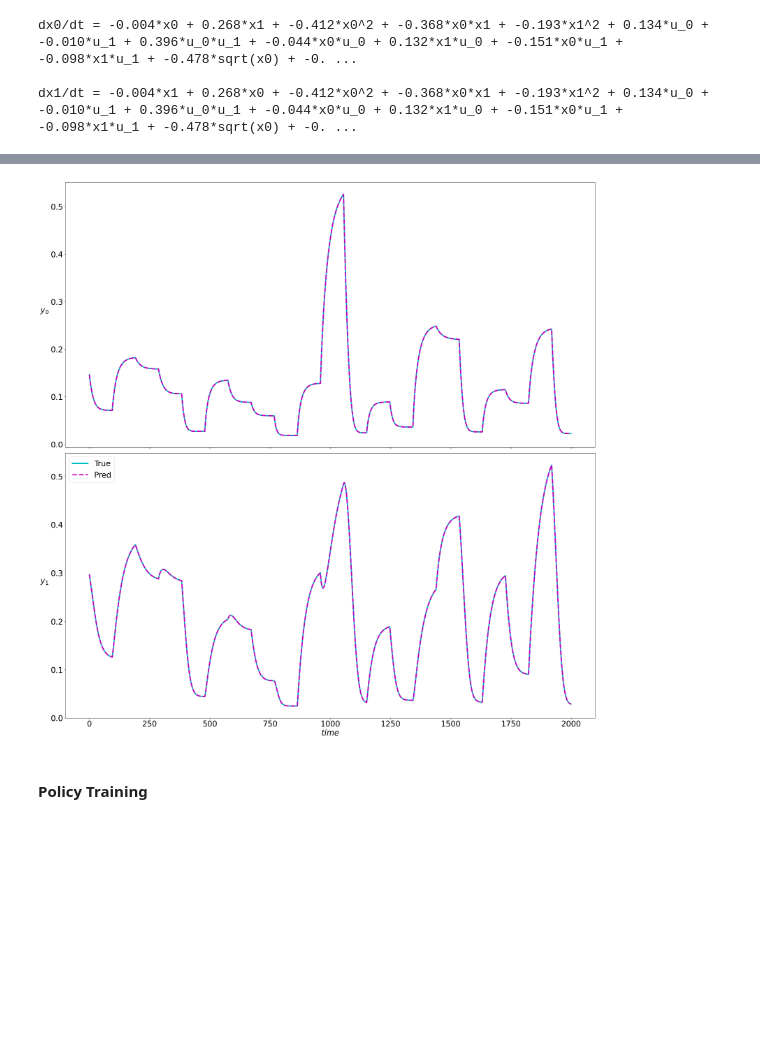
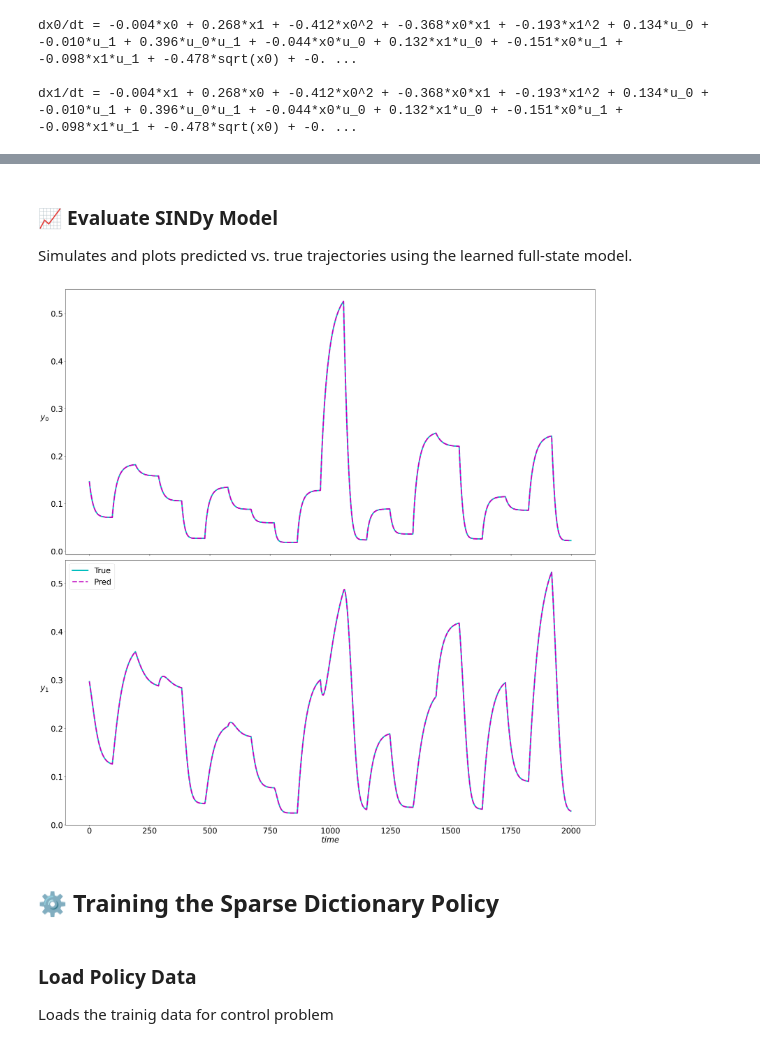
Before and after one commit to Alirezad126/SparseDPC, a Jupyter notebook: 5_Full_DPC_Fixed/TwoTank/TwoTank.ipynb, the cells around one changed output, grey strips where cells are left out. Cells and saved outputs as stored; diff of their text form; code cells hidden in the pictures; blank space fills up the shorter version.

```diff
--- a/5_Full_DPC_Fixed/TwoTank/TwoTank.ipynb
+++ b/5_Full_DPC_Fixed/TwoTank/TwoTank.ipynb
@@ -171,40 +206,40 @@ dx1/dt = 0.080*u_0*u_1 + 0.040*sqrt(x0) + -0.040*sqrt(x1)
+# %% [markdown]
+### 📈 Evaluate SINDy Model
+
+Simulates and plots predicted vs. true trajectories using the learned full-state model.
 # %%
-integrator_x = FullStateEulerIntegrator(fx_models, ts)          # custom step
-x_integrator_node= Node(integrator_x,['xn', 'u'], ['xn'], name=f"x_integrator")
+# Full-state integration using all fx_models
+integrator_x = FullStateEulerIntegrator(fx_models, ts)
+x_integrator_node = Node(integrator_x, ['xn', 'u'], ['xn'], name="x_integrator")
 
+# Create system for evaluation
+sindy_system = System([x_integrator_node], nsteps=nsteps)
+sindy_system.nsteps = test_data['X'].shape[1]
 
-sindy_system = System(
-    [x_integrator_node],
-    nsteps=nsteps
-)
+# Run simulation
+test_output = sindy_system(test_data)
+
+# Reshape for plotting
+pred_traj = test_output['xn'][:, :-1, :].detach().numpy().reshape(-1, nx).T
+true_traj = test_data['X'].detach().numpy().reshape(-1, nx).T
+
+# Plot predicted vs. true trajectories
+figsize = 25
+fig, ax = plt.subplots(nx, figsize=(figsize, figsize))
+labels = [f'$y_{k}$' for k in range(len(true_traj))]
+
+for row, (t1, t2, label) in enumerate(zip(true_traj, pred_traj, labels)):
+    axe = ax[row] if nx > 1 else ax
+    axe.set_ylabel(label, rotation=0, labelpad=20, fontsize=figsize)
+    axe.plot(t1, 'c', linewidth=4.0, label='True')
+    axe.plot(t2, 'm--', linewidth=4.0, label='Pred')
+    axe.tick_params(labelbottom=False, labelsize=figsize)
+
+axe.tick_params(labelbottom=True, labelsize=figsize)
+axe.legend(fontsize=figsize)
+axe.set_xlabel('$time$', fontsize=figsize)
+plt.tight_layout()
+# %% [output]
+[figure, added]
-# %%
-import matplotlib.pyplot as plt
-sindy_system.nsteps = test_data['X'].shape[1]
-test_output = sindy_system(test_data)
-
-pred_traj = test_output['xn'][:, :-1, :]
-true_traj = test_data['X']
-pred_traj = pred_traj.detach().numpy().reshape(-1, nx)
-true_traj = true_traj.detach().numpy().reshape(-1, nx)
-pred_traj, true_traj = pred_traj.transpose(1, 0), true_traj.transpose(1, 0)
-
-figsize = 25
-fig, ax = plt.subplots(nx, figsize=(figsize, figsize))
-labels = [f'$y_{k}$' for k in range(len(true_traj))]
-for row, (t1, t2, label) in enumerate(zip(true_traj, pred_traj, labels)):
-    if nx > 1:
-        axe = ax[row]
-    else:
-        axe = ax
-    axe.set_ylabel(label, rotation=0, labelpad=20, fontsize=figsize)
-    axe.plot(t1, 'c', linewidth=4.0, label='True')
-    axe.plot(t2, 'm--', linewidth=4.0, label='Pred')
-    axe.tick_params(labelbottom=False, labelsize=figsize)
-axe.tick_params(labelbottom=True, labelsize=figsize)
-axe.legend(fontsize=figsize)
-axe.set_xlabel('$time$', fontsize=figsize)
-plt.tight_layout()
-# %% [output]
-[figure, removed]
 # %% [markdown]
-#### Policy Training
+## ⚙️ Training the Sparse Dictionary Policy
@@ -229,3 +246,7 @@ from SparseDPC.utils.utils import map_to_new_fx, save_model_with_timestamp
+# %% [markdown]
+###  Load Policy Data
+
+Loads the trainig data for control problem
 # %%
 nsteps = 50  # prediction horizon
 n_samples = 2500    # number of sampled scenarios
```
Also changed, not shown: parts of 29 cells of this notebook.
